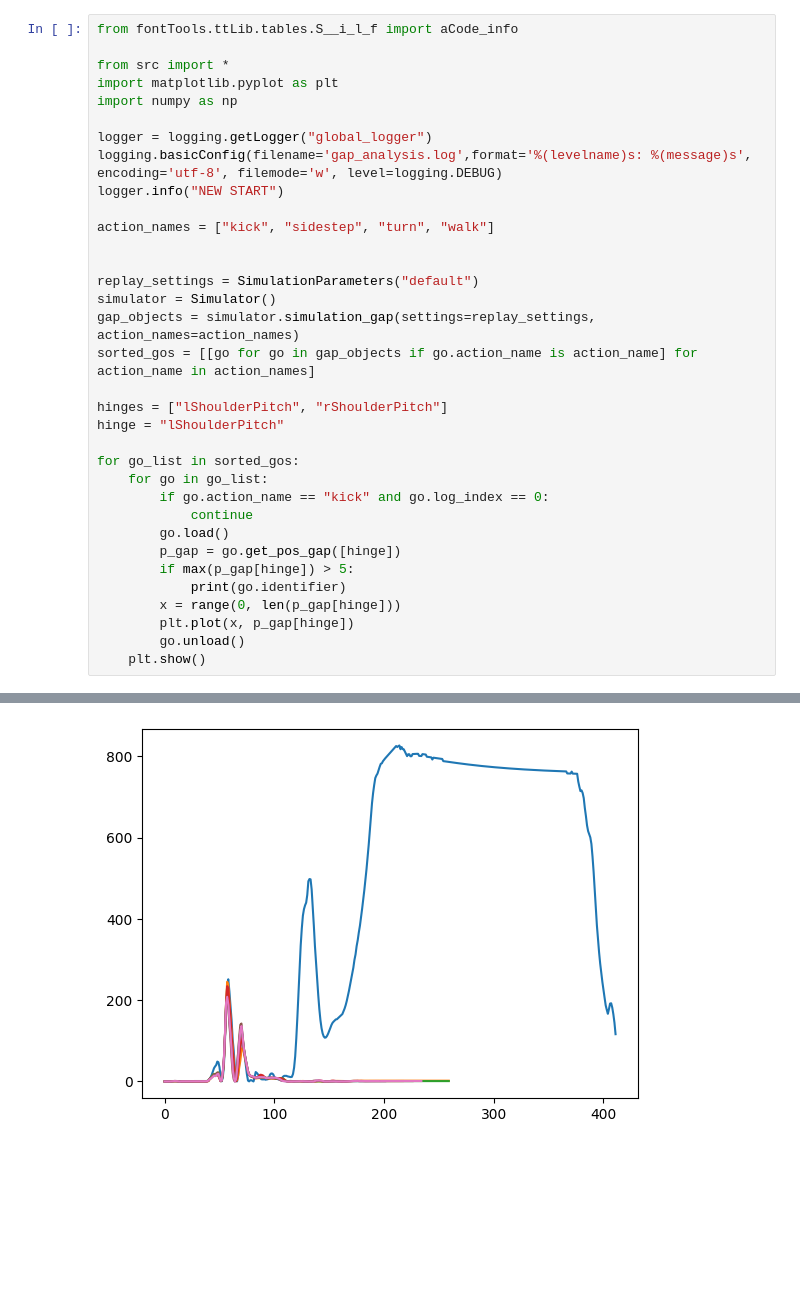
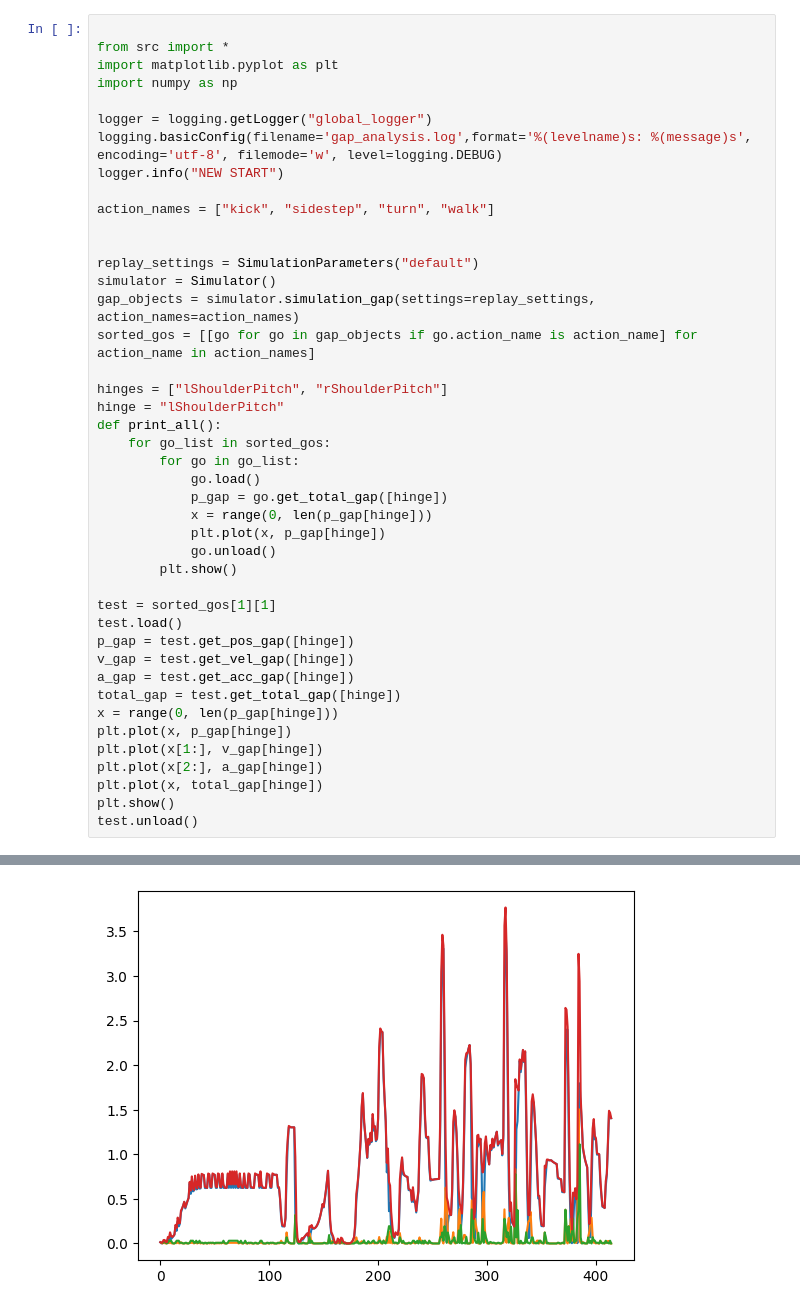
Before and after one commit to DasWHYYYDerWoche/MasterThesis, a Jupyter notebook: gap_analysis.ipynb, the cells around one changed output, grey strips where cells are left out. Cells and saved outputs as stored; diff of their text form; blank space fills up the shorter version.

```diff
--- a/gap_analysis.ipynb
+++ b/gap_analysis.ipynb
@@ -1,5 +1,4 @@
 # %%
-from fontTools.ttLib.tables.S__i_l_f import aCode_info
 
 from src import *
 import matplotlib.pyplot as plt
@@ -19,17 +18,27 @@ sorted_gos = [[go for go in gap_objects if go.action_name is action_name] for ac
 
 hinges = ["lShoulderPitch", "rShoulderPitch"]
 hinge = "lShoulderPitch"
+def print_all():
+    for go_list in sorted_gos:
+        for go in go_list:
+            go.load()
+            p_gap = go.get_total_gap([hinge])
+            x = range(0, len(p_gap[hinge]))
+            plt.plot(x, p_gap[hinge])
+            go.unload()
+        plt.show()
 
-for go_list in sorted_gos:
-    for go in go_list:
-        if go.action_name == "kick" and go.log_index == 0:
-            continue
-        go.load()
-        p_gap = go.get_pos_gap([hinge])
-        if max(p_gap[hinge]) > 5:
-            print(go.identifier)
-        x = range(0, len(p_gap[hinge]))
-        plt.plot(x, p_gap[hinge])
-        go.unload()
-    plt.show()
+test = sorted_gos[1][1]
+test.load()
+p_gap = test.get_pos_gap([hinge])
+v_gap = test.get_vel_gap([hinge])
+a_gap = test.get_acc_gap([hinge])
+total_gap = test.get_total_gap([hinge])
+x = range(0, len(p_gap[hinge]))
+plt.plot(x, p_gap[hinge])
+plt.plot(x[1:], v_gap[hinge])
+plt.plot(x[2:], a_gap[hinge])
+plt.plot(x, total_gap[hinge])
+plt.show()
+test.unload()
 # %% [output]
@@ -43 +45 @@ default;kick;260108;6
-[figure, old version]
+[figure, new version]
```
Also changed, not shown: parts of 2 cells of this notebook, 1 other file.
